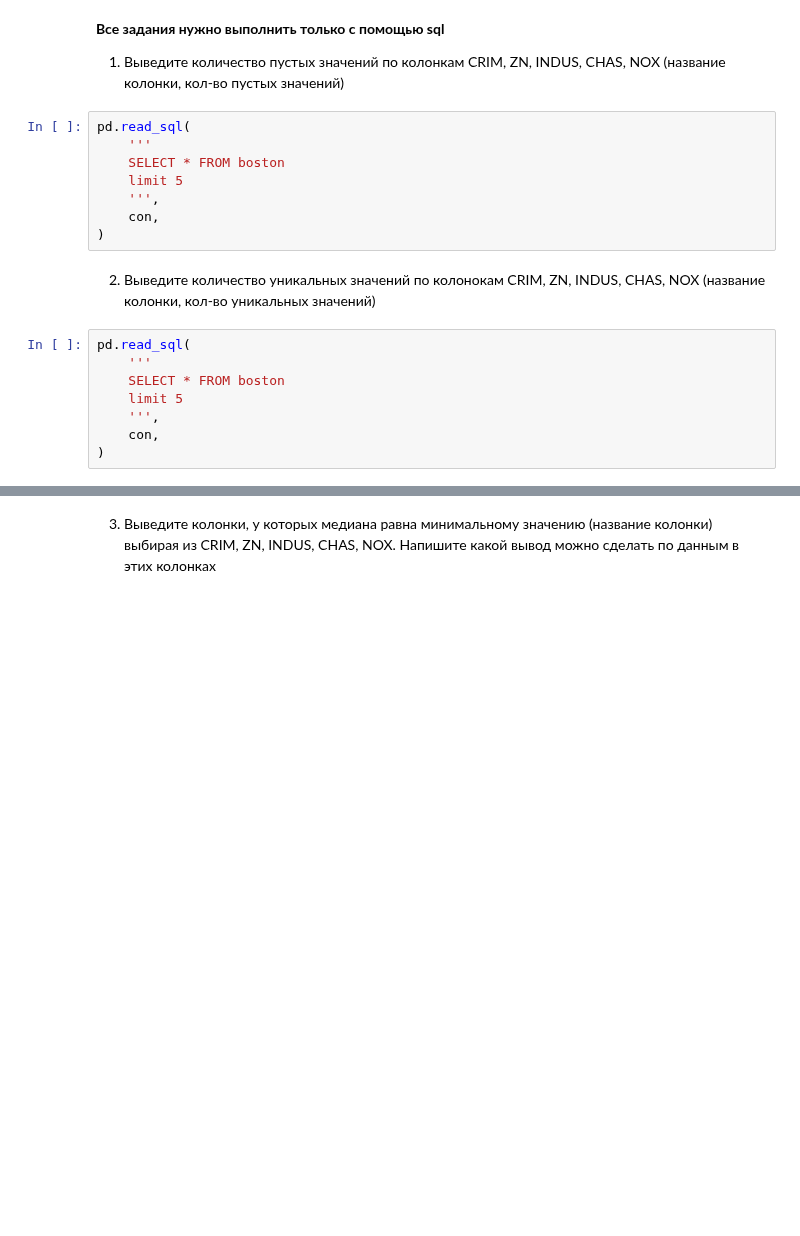
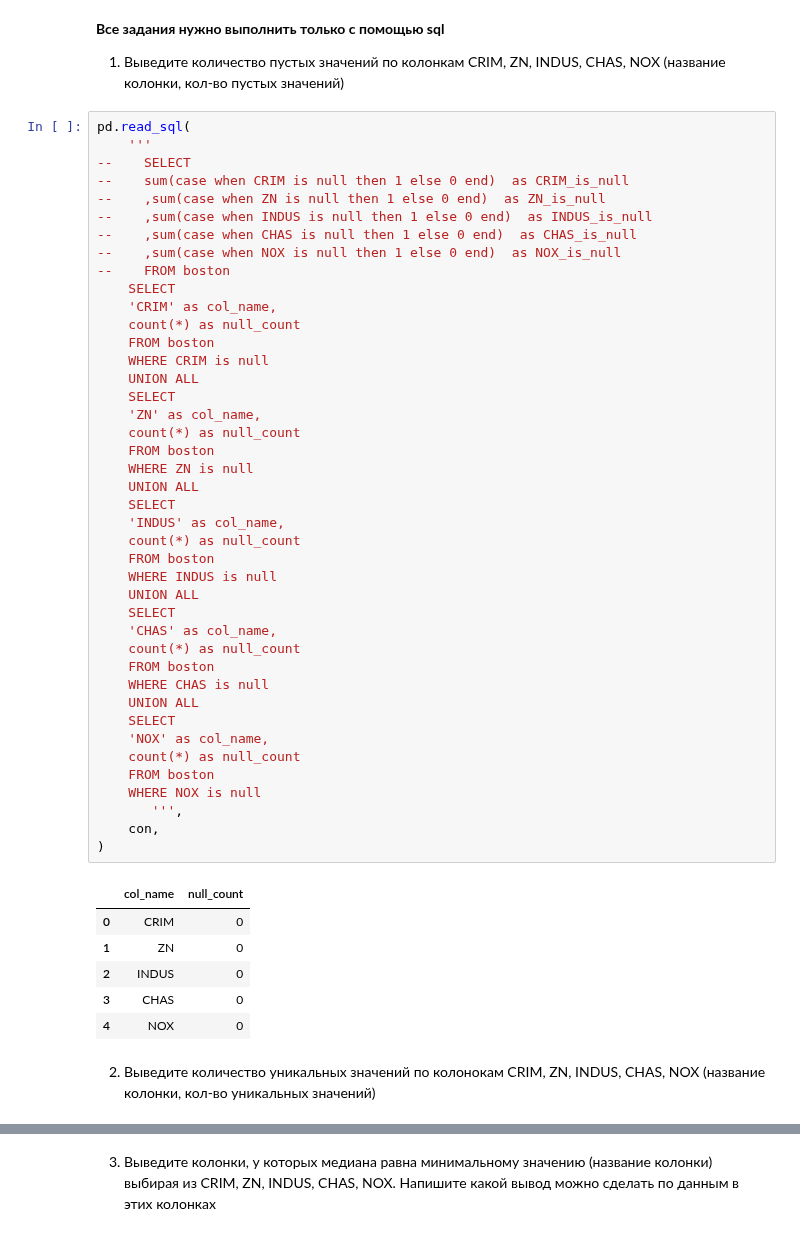
Before and after one commit to NtimTim/DS_School_Home_Work, a Jupyter notebook: sql_2_HW_NataliaTimoshuk.ipynb, the cells around one changed output, grey strips where cells are left out. Saved outputs shown, nothing was run; the diff lists cells and outputs as text; blank space fills up the shorter version.

```diff
--- a/sql_2_HW_NataliaTimoshuk.ipynb
+++ b/sql_2_HW_NataliaTimoshuk.ipynb
@@ -24,21 +46,54 @@ pd.read_sql(
 **Все задания нужно выполнить только с помощью sql**
 
 1. Выведите количество пустых значений по колонкам CRIM, ZN, INDUS, CHAS, NOX (название колонки, кол-во пустых значений)
-# %%
-pd.read_sql(
-    '''
-    SELECT * FROM boston
-    limit 5
-    ''',
-    con,
-)
+# %%
+pd.read_sql(
+    '''
+--    SELECT
+--    sum(case when CRIM is null then 1 else 0 end)  as CRIM_is_null
+--    ,sum(case when ZN is null then 1 else 0 end)  as ZN_is_null
+--    ,sum(case when INDUS is null then 1 else 0 end)  as INDUS_is_null
+--    ,sum(case when CHAS is null then 1 else 0 end)  as CHAS_is_null
+--    ,sum(case when NOX is null then 1 else 0 end)  as NOX_is_null
+--    FROM boston
+    SELECT
+    'CRIM' as col_name,
+    count(*) as null_count
+    FROM boston
+    WHERE CRIM is null
+    UNION ALL
+    SELECT
+    'ZN' as col_name,
+    count(*) as null_count
+    FROM boston
+    WHERE ZN is null
+    UNION ALL
+    SELECT
+    'INDUS' as col_name,
+    count(*) as null_count
+    FROM boston
+    WHERE INDUS is null
+    UNION ALL
+    SELECT
+    'CHAS' as col_name,
+    count(*) as null_count
+    FROM boston
+    WHERE CHAS is null
+    UNION ALL
+    SELECT
+    'NOX' as col_name,
+    count(*) as null_count
+    FROM boston
+    WHERE NOX is null
+       ''',
+    con,
+)
+# %% [output]
+|  | col_name | null_count |
+| 0 | CRIM | 0 |
+| 1 | ZN | 0 |
+| 2 | INDUS | 0 |
+| 3 | CHAS | 0 |
+| 4 | NOX | 0 |
 # %% [markdown]
 2. Выведите количество уникальных значений по колонокам CRIM, ZN, INDUS, CHAS, NOX (название колонки, кол-во уникальных значений)
-# %%
-pd.read_sql(
-    '''
-    SELECT * FROM boston
-    limit 5
-    ''',
-    con,
-)
```
Also changed, not shown: parts of 6 cells of this notebook.
